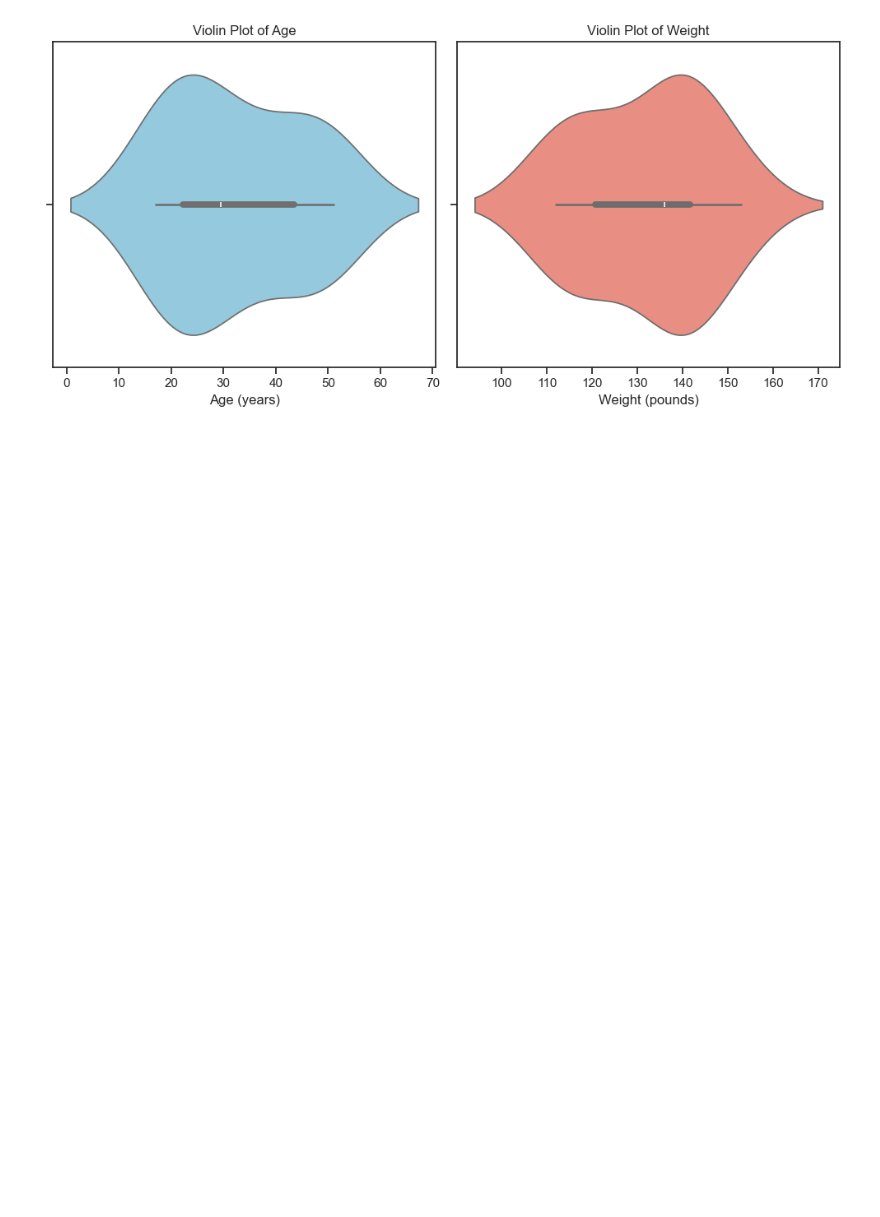
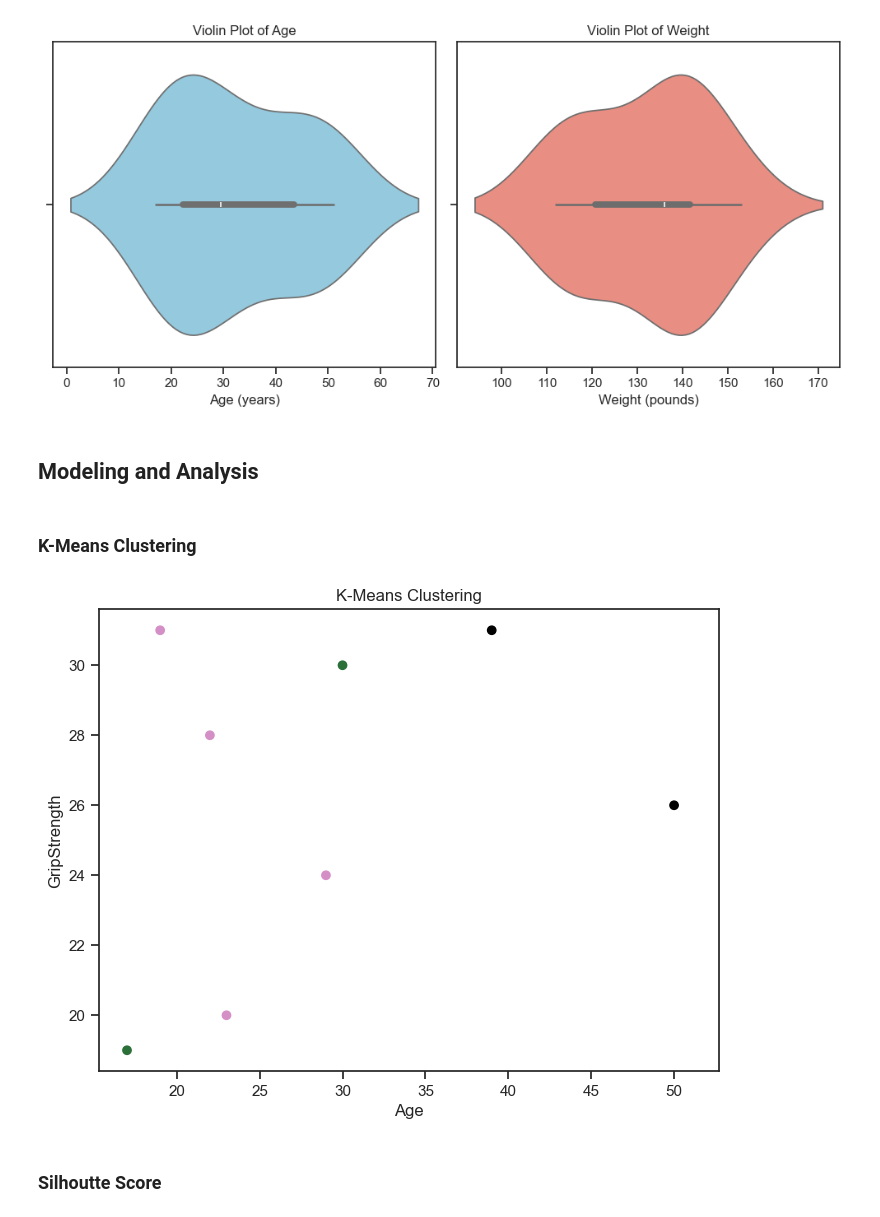
Before and after one commit to GauravBachu/PDS_Assignment-1, a Jupyter notebook: frailty_analysis_Q1/src/Q1.ipynb, the cells around one changed output. Saved outputs shown, nothing was run; the diff lists cells and outputs as text; code cells hidden in the pictures; blank space fills up the shorter version.

Commit message:
K-means Clustering and Silhouette Score

```diff
--- a/frailty_analysis_Q1/src/Q1.ipynb
+++ b/frailty_analysis_Q1/src/Q1.ipynb
@@ -121,3 +121,25 @@ plt.tight_layout()
 plt.show()
 # %% [output]
 [figure]
+# %% [markdown]
+## Modeling and Analysis
+# %% [markdown]
+### K-Means Clustering
+# %%
+X = data_set[['Age', 'GripStrength', 'Height', 'Weight']]
+num_of_clusters = 4
+kmeans = KMeans(n_clusters=num_of_clusters, random_state=20)
+kmeans.fit(X)
+cluster_labels = kmeans.labels_
+data_set['Cluster'] = cluster_labels
+plt.figure(figsize=(8, 6))
+plt.scatter(data_set['Age'], data_set['GripStrength'], c=cluster_labels, cmap='cubehelix')
+plt.xlabel('Age')
+plt.ylabel('GripStrength')
+plt.title('K-Means Clustering')
+plt.savefig('../results/K-means_Clustering.png')
+plt.show()
+# %% [output]
+[figure, added]
+# %% [markdown]
+### Silhoutte Score
```
Also changed, not shown: parts of 2 cells of this notebook, 1 other file.
